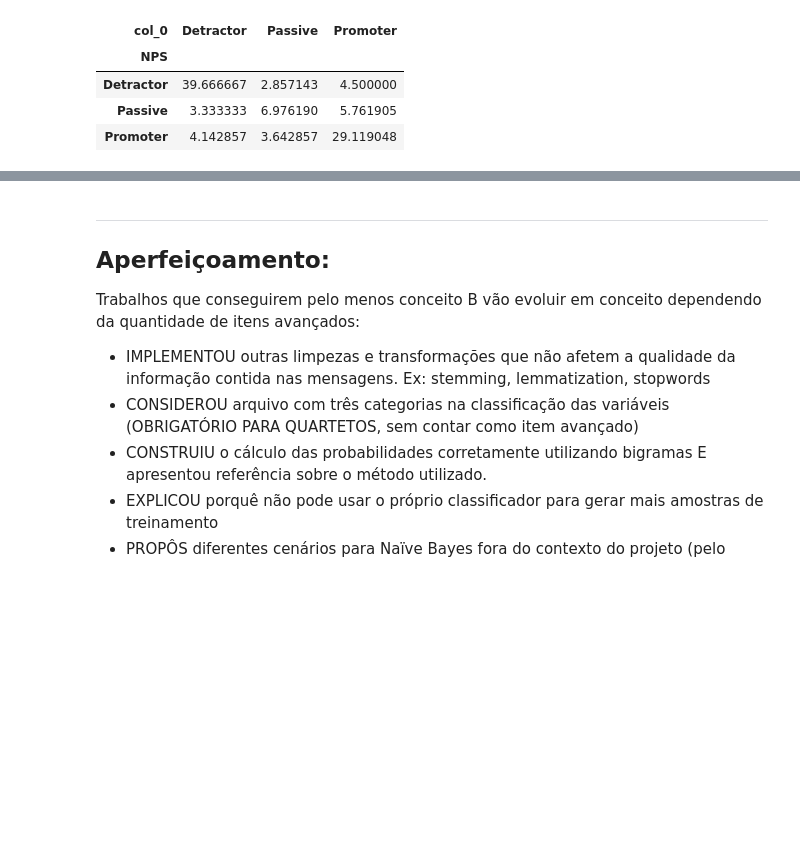
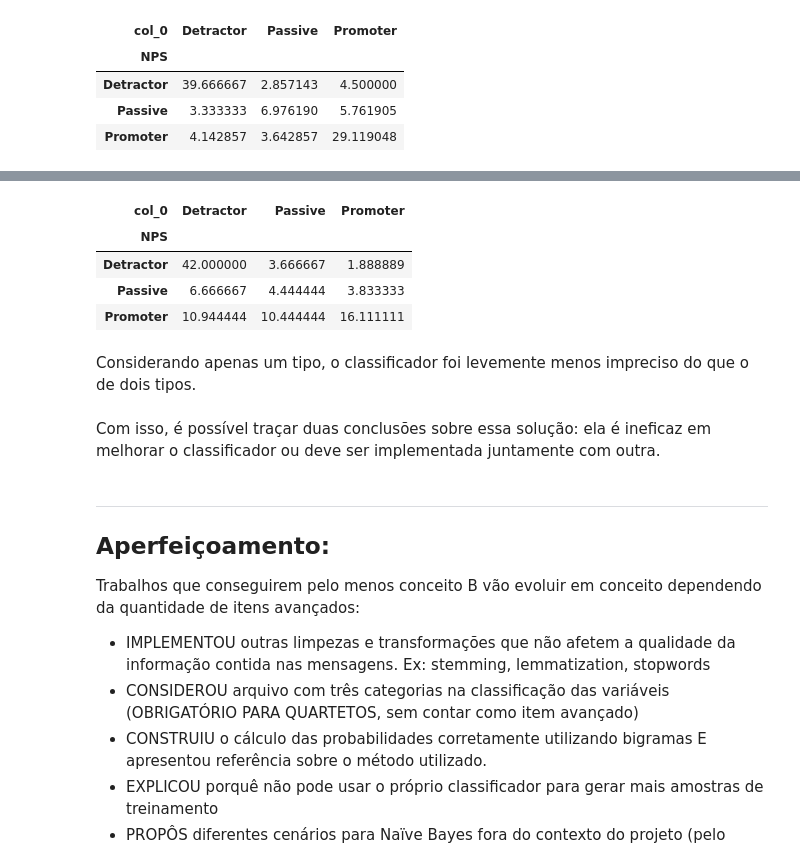
Before and after one commit to cunhavictor111/projeto1_cdados, a Jupyter notebook: Projeto1 Template_vf (1).ipynb, the cells around one changed output, grey strips where cells are left out. Cells and saved outputs as stored; diff of their text form; code cells hidden in the pictures; blank space fills up the shorter version.

```diff
--- a/Projeto1 Template_vf (1).ipynb
+++ b/Projeto1 Template_vf (1).ipynb
@@ -213,3 +410,22 @@ Caso for fazer esse item do Projeto
+# %%
+auto_test = []
+for frase in teste["Review"]:
+
+    # Nesse loop, estamos considerando todas as probabilidades traçadas antes, mas na base de dados de teste.
+
+    auto_test.append(Classificador(frase))
+
+pd.crosstab(teste.NPS,auto_test,normalize=True)*100
+# %% [output]
+| col_0 | Detractor | Passive | Promoter |
+| NPS |  |  |  |
+| Detractor | 42.000000 | 3.666667 | 1.888889 |
+| Passive | 6.666667 | 4.444444 | 3.833333 |
+| Promoter | 10.944444 | 10.444444 | 16.111111 |
+# %% [markdown]
+Considerando apenas um tipo, o classificador foi levemente menos impreciso do que o de dois tipos.
+# %% [markdown]
+Com isso, é possível traçar duas conclusões sobre essa solução: ela é ineficaz em melhorar o classificador ou deve ser implementada juntamente com outra.
 # %% [markdown]
 ___
 ## Aperfeiçoamento:
```
Also changed, not shown: parts of 33 cells of this notebook.
